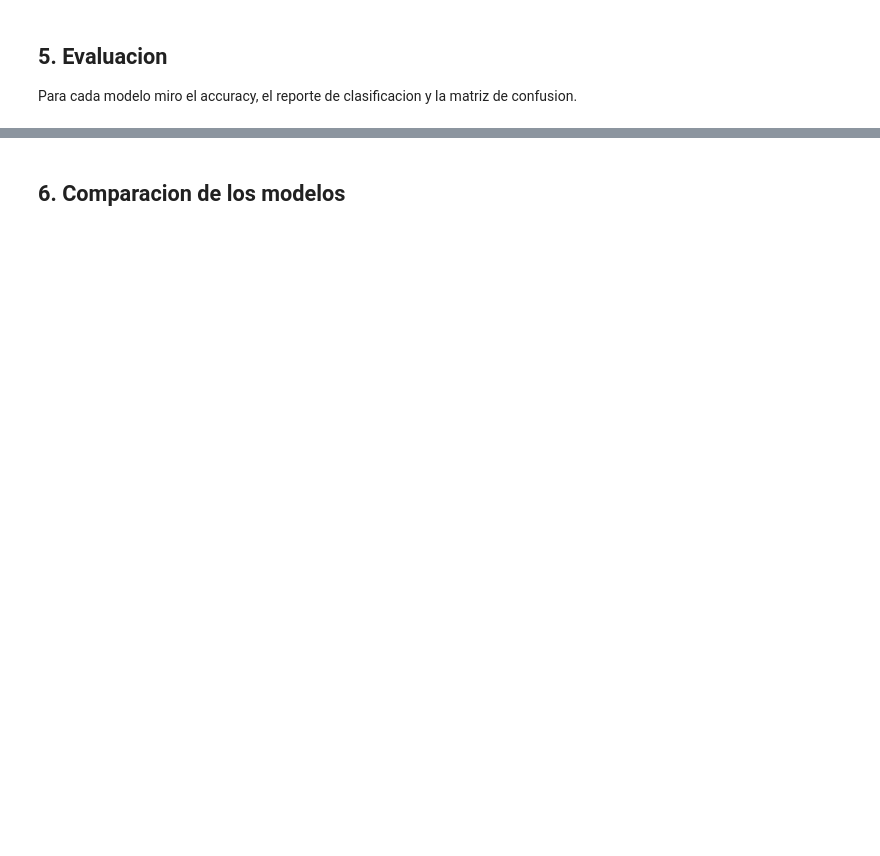
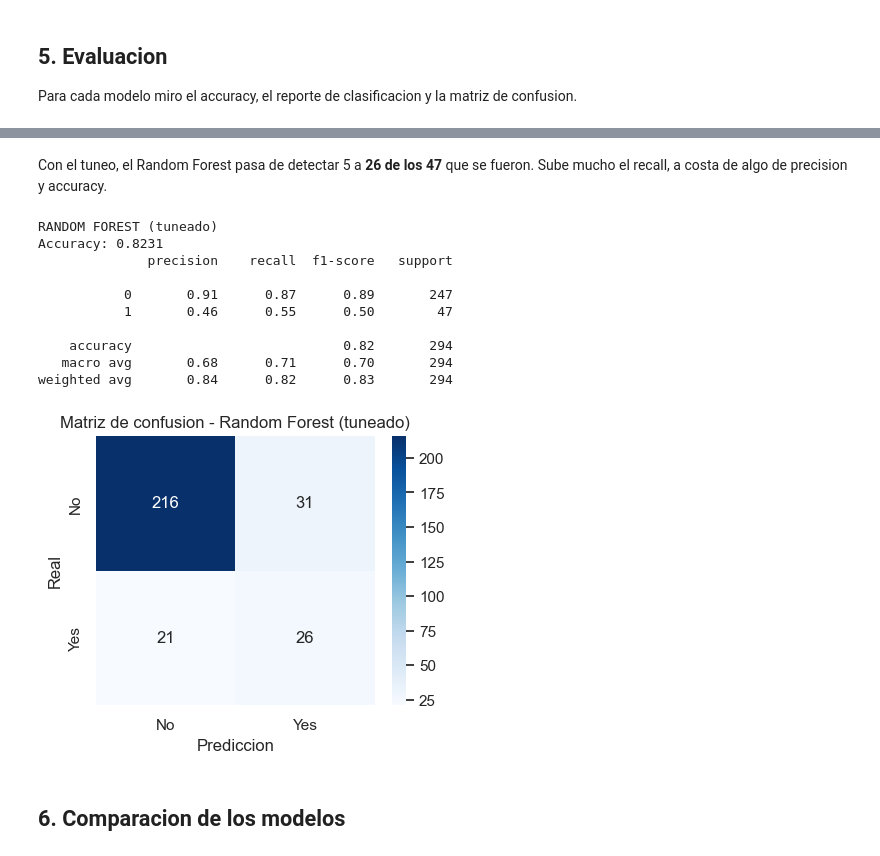
Before and after one commit to Camionerou/trabajo_final_icd_2026_project, a Jupyter notebook: trabajo_final_icd_2026.ipynb, the cells around one changed output, grey strips where cells are left out. Drawn from its saved outputs; the diff is of its cells as text; code cells hidden in the pictures; blank space fills up the shorter version.

```diff
--- a/trabajo_final_icd_2026.ipynb
+++ b/trabajo_final_icd_2026.ipynb
@@ -190,3 +338,34 @@ plt.show()
+# %% [markdown]
+Con el tuneo, el Random Forest pasa de detectar 5 a **26 de los 47** que se fueron. Sube mucho el recall, a costa de algo de precision y accuracy.
+# %%
+# Random Forest tuneado
+y_pred_rft = rf_tuned.predict(X_test)
+
+print("RANDOM FOREST (tuneado)")
+print("Accuracy:", round(accuracy_score(y_test, y_pred_rft), 4))
+print(classification_report(y_test, y_pred_rft))
+
+cm = confusion_matrix(y_test, y_pred_rft)
+plt.figure(figsize=(4.5, 3.5))
+sns.heatmap(cm, annot=True, fmt="d", cmap="Blues",
+            xticklabels=["No", "Yes"], yticklabels=["No", "Yes"])
+plt.title("Matriz de confusion - Random Forest (tuneado)")
+plt.xlabel("Prediccion")
+plt.ylabel("Real")
+plt.savefig("figuras/matriz_confusion_rf_tuneado.png", bbox_inches="tight")
+plt.show()
+# %% [output]
+RANDOM FOREST (tuneado)
+Accuracy: 0.8231
+              precision    recall  f1-score   support
+
+           0       0.91      0.87      0.89       247
+           1       0.46      0.55      0.50        47
+
+    accuracy                           0.82       294
+   macro avg       0.68      0.71      0.70       294
+weighted avg       0.84      0.82      0.83       294
+[figure, added]
 # %% [markdown]
 ## 6. Comparacion de los modelos
 # %%
```
Also changed, not shown: parts of 21 cells of this notebook, 7 other files.
